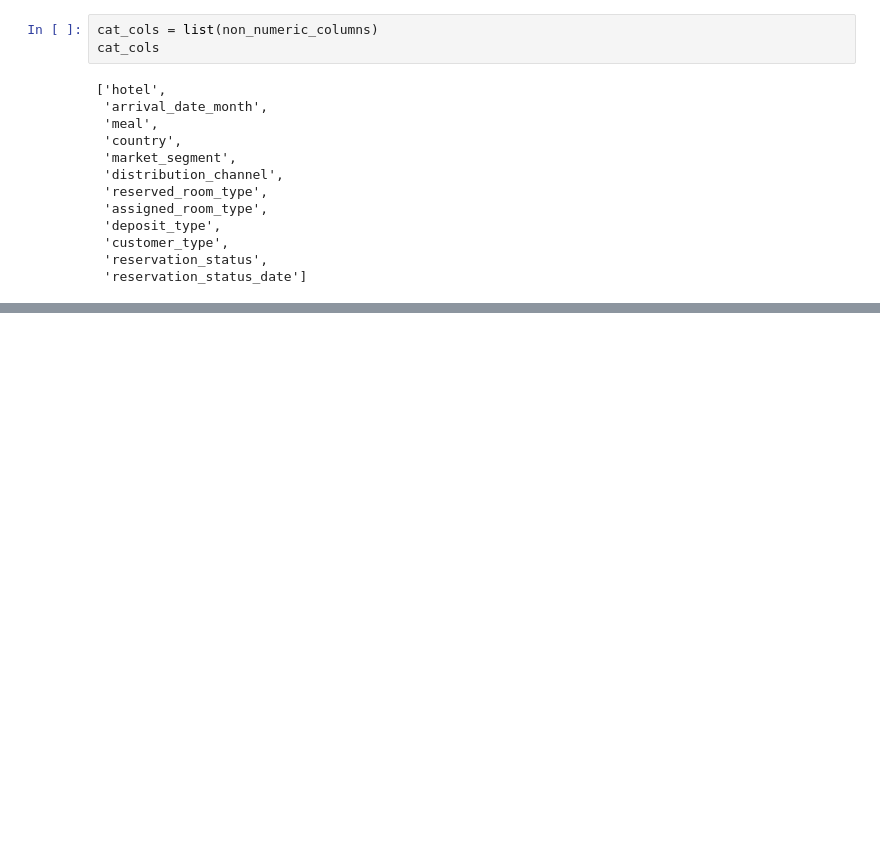
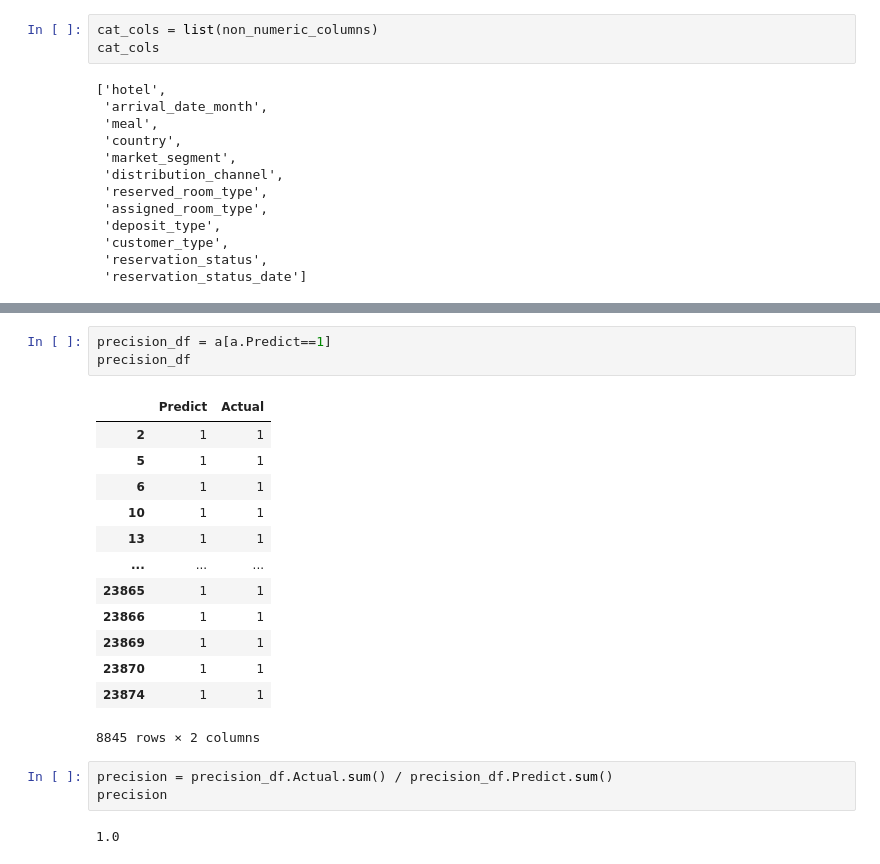
Before and after one commit to jakubtyminski/DS_Projects, a Jupyter notebook: hotel_booking_project/hotel_booking_project.ipynb, the cells around one changed output, grey strips where cells are left out. Cells and saved outputs as stored; diff of their text form; blank space fills up the shorter version.

```diff
--- a/hotel_booking_project/hotel_booking_project.ipynb
+++ b/hotel_booking_project/hotel_booking_project.ipynb
@@ -577,0 +688,22 @@ TypeError: __init__() missing 1 required positional argument: 'columns_to_remove
+# %%
+precision_df = a[a.Predict==1]
+precision_df
+# %% [output]
+|  | Predict | Actual |
+| 2 | 1 | 1 |
+| 5 | 1 | 1 |
+| 6 | 1 | 1 |
+| 10 | 1 | 1 |
+| 13 | 1 | 1 |
+| ... | ... | ... |
+| 23865 | 1 | 1 |
+| 23866 | 1 | 1 |
+| 23869 | 1 | 1 |
+| 23870 | 1 | 1 |
+| 23874 | 1 | 1 |
+8845 rows × 2 columns
+# %%
+precision = precision_df.Actual.sum() / precision_df.Predict.sum()
+precision
+# %% [output]
+1.0
```
Also changed, not shown: parts of 19 cells of this notebook.
